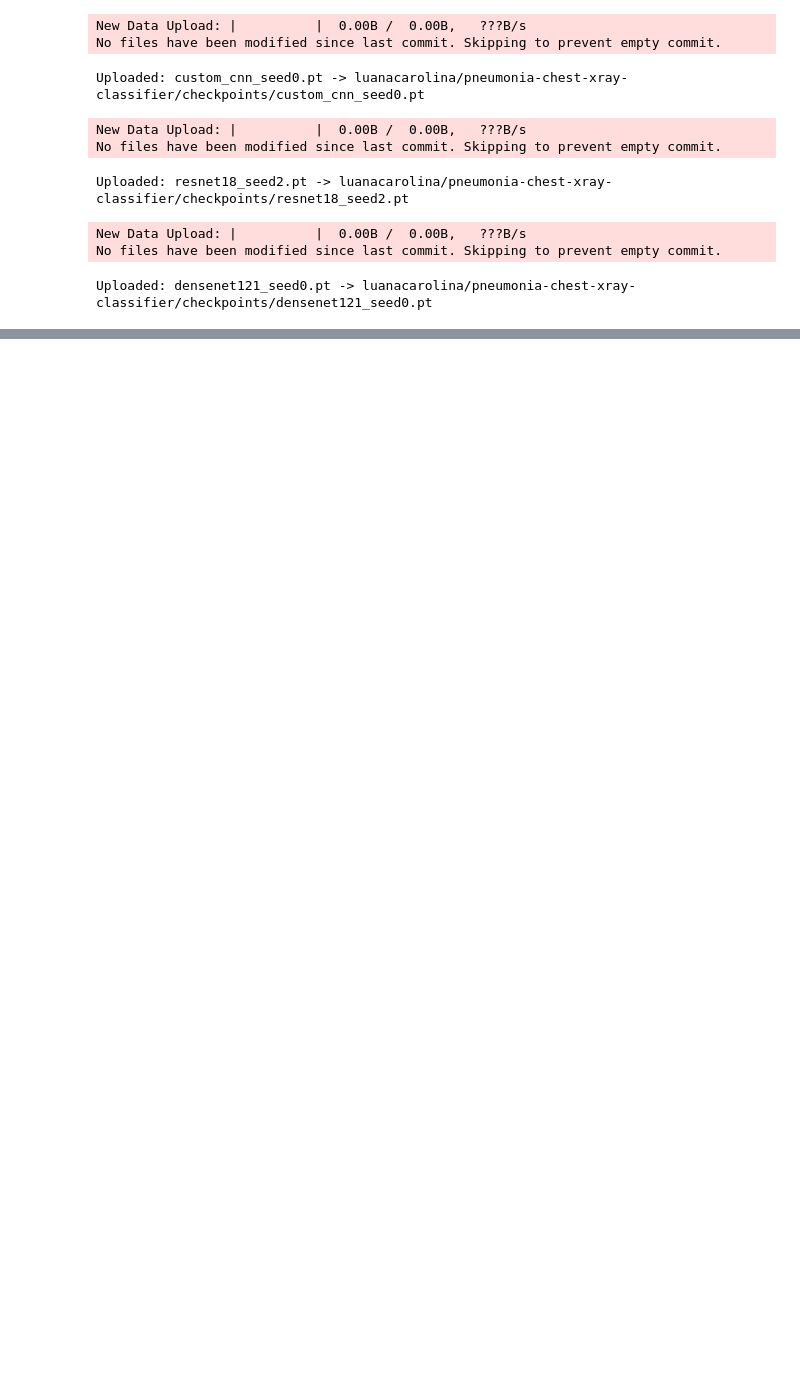
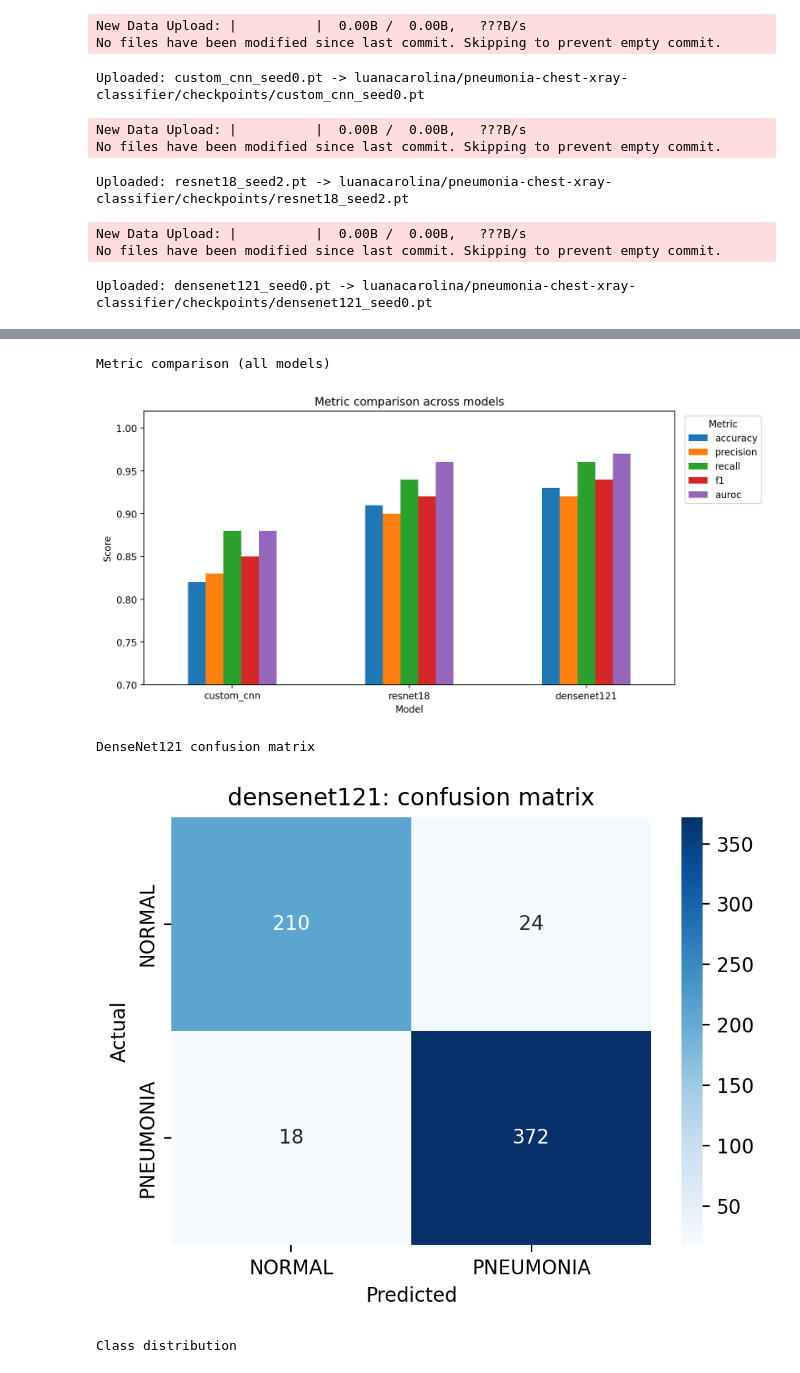
Before and after one commit to luanacarolinareis/caa-project, a Jupyter notebook: notebooks/01_final_experiments.ipynb, the cells around one changed output, grey strips where cells are left out. Saved outputs shown, nothing was run; the diff lists cells and outputs as text; code cells hidden in the pictures; blank space fills up the shorter version.

```diff
--- a/notebooks/01_final_experiments.ipynb
+++ b/notebooks/01_final_experiments.ipynb
@@ -189,0 +224,21 @@ Uploaded: densenet121_seed0.pt -> luanacarolina/pneumonia-chest-xray-classifier/
+# %%
+from IPython.display import Image as IPImage, display as ipy_display
+
+figure_paths = {
+    'Metric comparison (all models)': FIGURES_DIR / 'metric_comparison.png',
+    'DenseNet121 confusion matrix': FIGURES_DIR / 'densenet121_confusion_matrix.png',
+    'Class distribution': FIGURES_DIR / 'class_distribution.png',
+}
+
+for title, fig_path in figure_paths.items():
+    if fig_path.exists():
+        print(title)
+        ipy_display(IPImage(filename=str(fig_path), width=700))
+    else:
+        print(f"[missing] {fig_path}")
+# %% [output]
+Metric comparison (all models)
+[figure, added]
+DenseNet121 confusion matrix
+[figure, added]
+Class distribution
```
Also changed, not shown: parts of 7 cells of this notebook, 12 other files.
